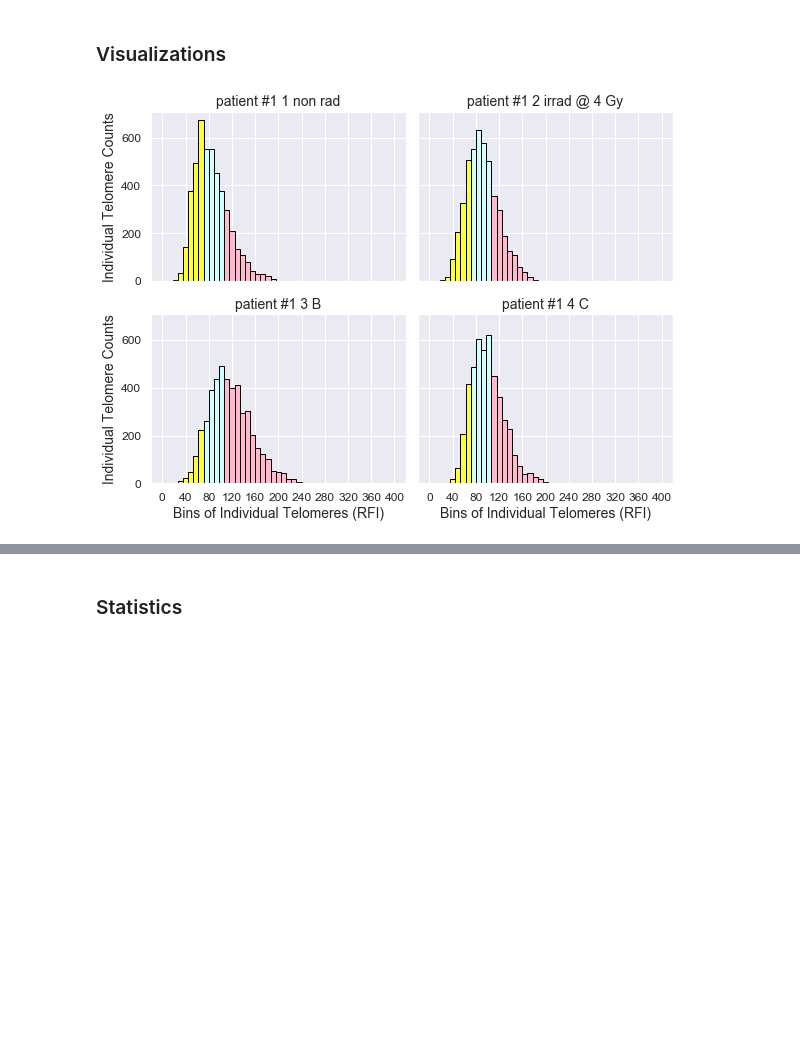
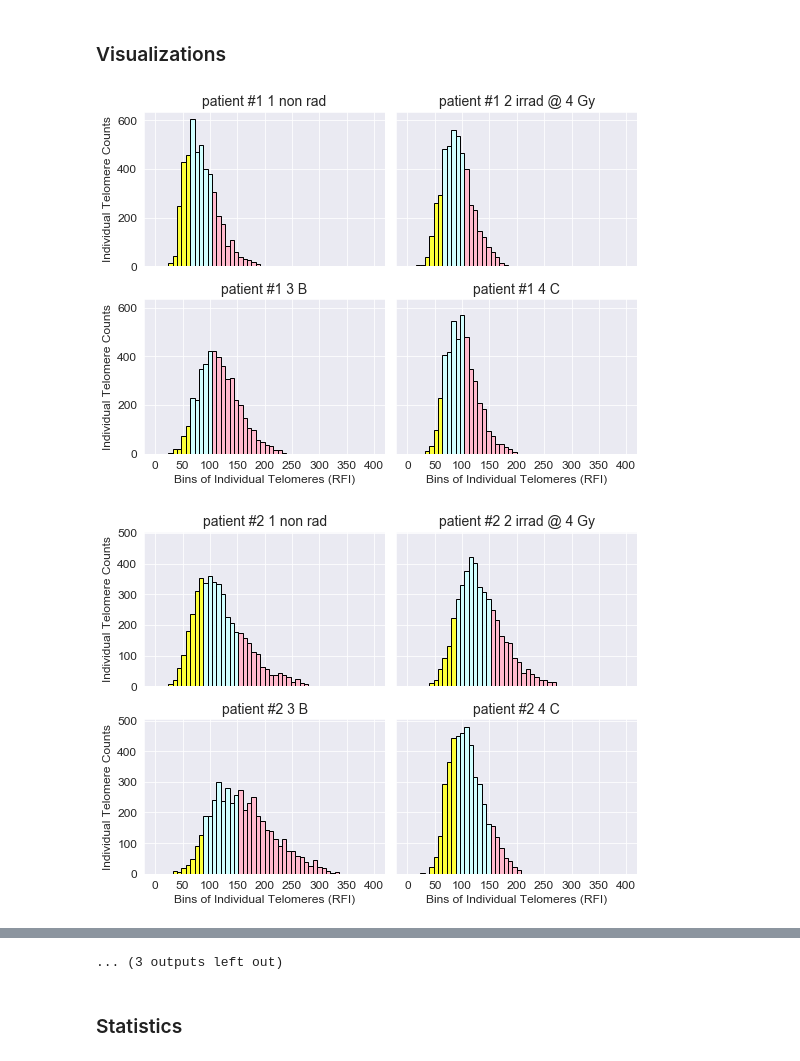
Before and after one commit to Jared-Luxton/radiation-therapy-machine-learning, a Jupyter notebook: notebooks/02_radiation_therapy_patients_data_VISUALIZATION_STATISTICS.ipynb, the cells around one changed output, grey strips where cells are left out. Saved outputs shown, nothing was run; the diff lists cells and outputs as text; code cells hidden in the pictures; blank space fills up the shorter version.

```diff
--- a/notebooks/02_radiation_therapy_patients_data_VISUALIZATION_STATISTICS.ipynb
+++ b/notebooks/02_radiation_therapy_patients_data_VISUALIZATION_STATISTICS.ipynb
@@ -124,0 +140,16 @@ R2 is 0.3304
+# %%
+sns.set_style(rc= {'patch.edgecolor': 'black'})
+
+fig = plt.figure(figsize=(5,4))
+ax = sns.lineplot(x='Model features', y='Linear regression R2 score', data=LM_metrics,
+                  linewidth=2, sort=False)
+
+ax.set_ylabel('Linear regression R2 score', fontsize=14)
+ax.set_xlabel('Model features', fontsize=14,)
+# ax.tick_params(labelsize=14,)
+plt.xticks(fontsize=14)
+plt.yticks(fontsize=14)
+plt.title('Predicting post-therapy mean telomere length', fontsize=14)
+
+plt.savefig('../graphs/paper figures/main figs/linear regression metrics Mean telomere length means teloFISH.png',
+            dpi=400, bbox_inches = "tight")
@@ -138,12 +171,13 @@ exploded_telos_all_patients_df = pd.read_csv('../data/compiled patient data csv
 # %%
 # graphing individual telomeres per individual per timepoint, personal telomere length dynamics as fxn of radiotherapy
 patient_ids = list(exploded_telos_all_patients_df['patient id'].unique())
 trp.histogram_plot_groups(x='individual telomeres',
-                          data=exploded_telos_all_patients_df,
+                          data=exploded_telos_all_patients_df.copy(),
                           groupby='patient id',
-                          iterable=[patient_ids[0]],
-#                           iterable=patient_ids,
-                          n_bins=45,
+#                           iterable=[patient_ids[1]],
+                          iterable=patient_ids,
+                          n_bins=50,
                           znorm=False)
 # %% [output]
-[figure, old version]
+[figure, new version]
+[figure, added]
@@ -150,3 +194,4 @@ trp.histogram_plot_groups(x='individual telomeres',
+... (3 outputs left out)
 # %% [markdown]
 ### Statistics
 # %% [markdown]
```
Also changed, not shown: parts of 36 cells of this notebook, 2 other files.
